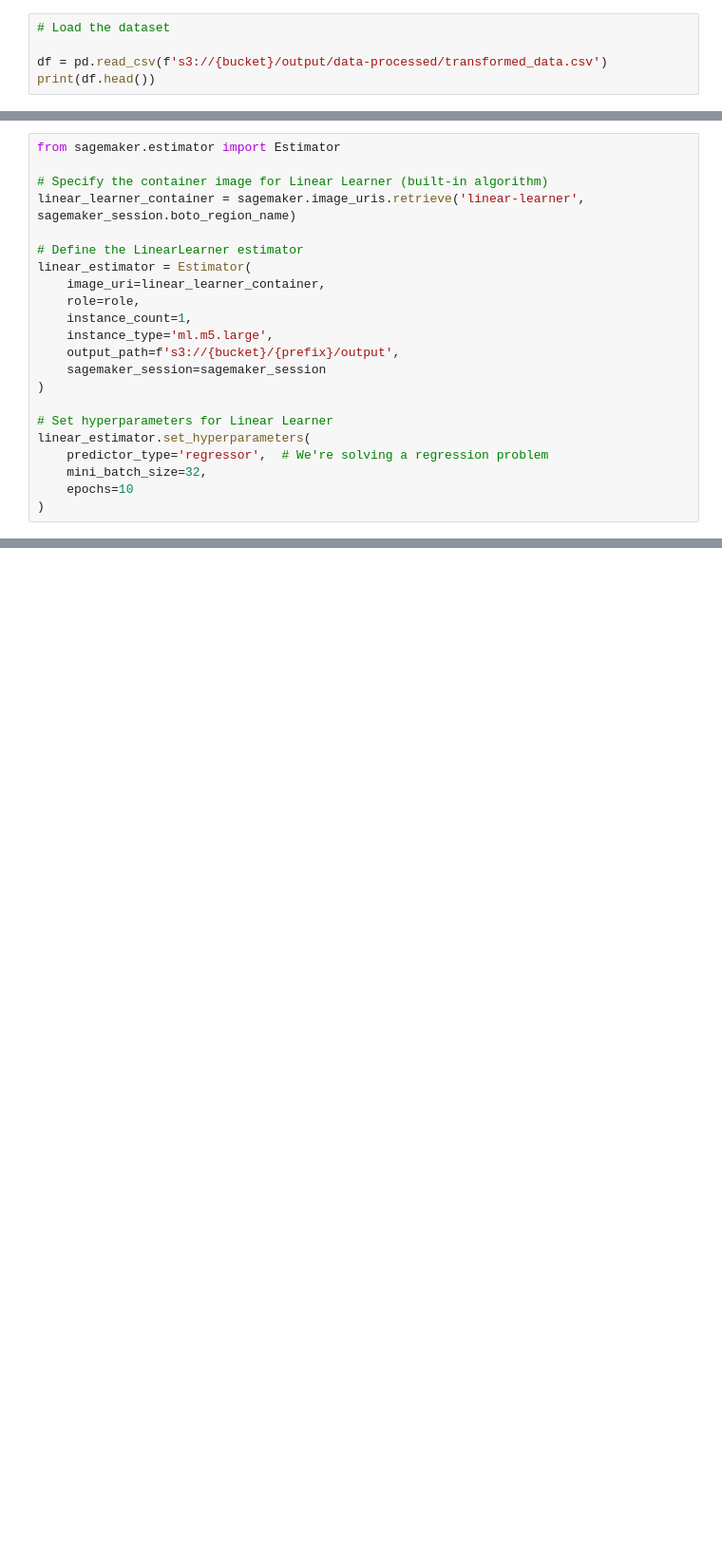
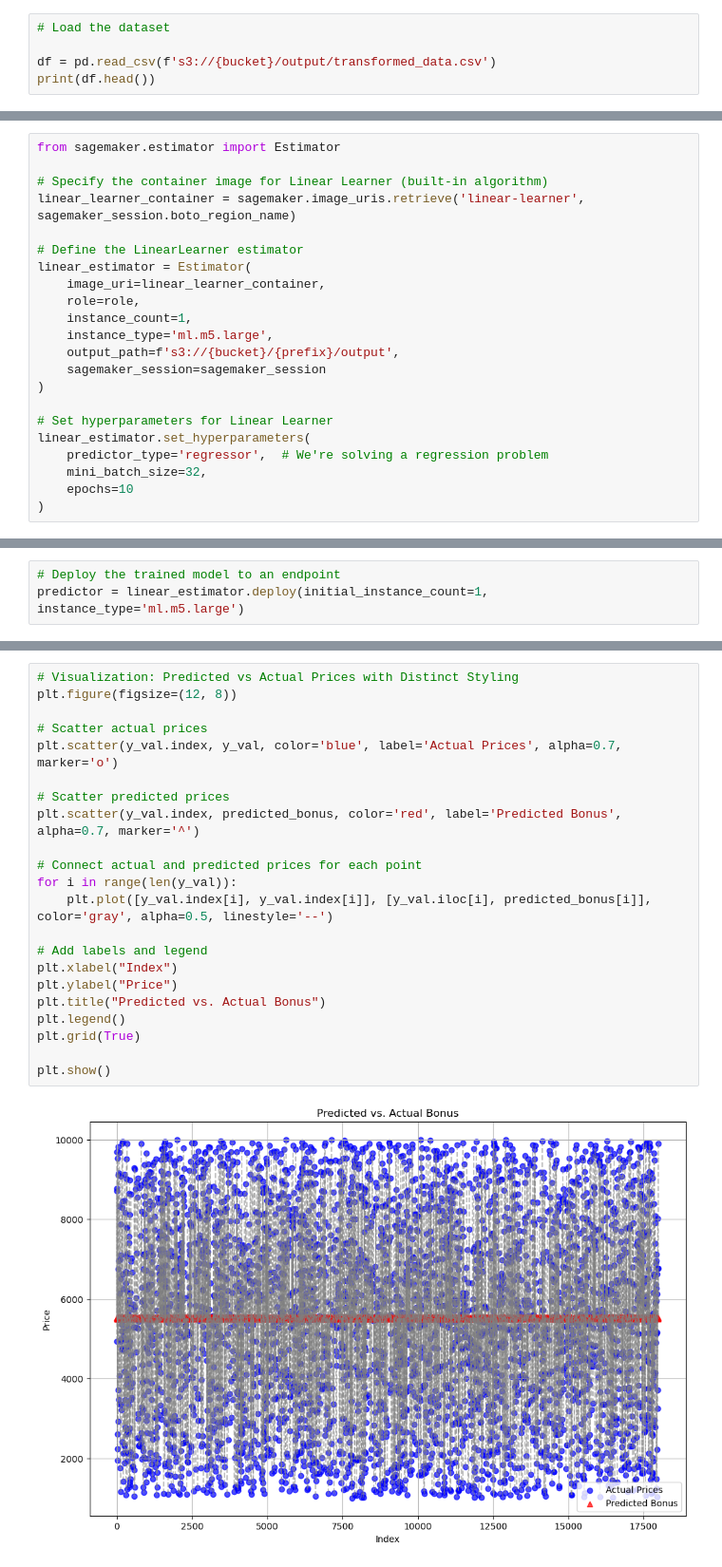
Before and after one commit to anveshmuppeda/mlops, a Jupyter notebook: 007-sagemaker-model-training/model_training.ipynb, the cells around one changed output, grey strips where cells are left out. Shown at 95% size. Saved outputs shown, nothing was run; the diff lists cells and outputs as text; blank space fills up the shorter version.

Commit message:
Update model training guide

```diff
--- a/007-sagemaker-model-training/model_training.ipynb
+++ b/007-sagemaker-model-training/model_training.ipynb
@@ -23,6 +25,6 @@ Using bucket: sagemaker-us-east-1-891377137040
 # %%
 # Load the dataset
 
-df = pd.read_csv(f's3://{bucket}/output/data-processed/transformed_data.csv')
+df = pd.read_csv(f's3://{bucket}/output/transformed_data.csv')
 print(df.head())
 # %% [output]
@@ -153,0 +136,3 @@ https://docs.aws.amazon.com/sagemaker/latest/dg/sagemaker-python-sdk-troubleshoo
+# %%
+# Deploy the trained model to an endpoint
+predictor = linear_estimator.deploy(initial_instance_count=1, instance_type='ml.m5.large')
@@ -189,0 +183,24 @@ plt.show()
+# %%
+# Visualization: Predicted vs Actual Prices with Distinct Styling
+plt.figure(figsize=(12, 8))
+
+# Scatter actual prices
+plt.scatter(y_val.index, y_val, color='blue', label='Actual Prices', alpha=0.7, marker='o')
+
+# Scatter predicted prices
+plt.scatter(y_val.index, predicted_bonus, color='red', label='Predicted Bonus', alpha=0.7, marker='^')
+
+# Connect actual and predicted prices for each point
+for i in range(len(y_val)):
+    plt.plot([y_val.index[i], y_val.index[i]], [y_val.iloc[i], predicted_bonus[i]], color='gray', alpha=0.5, linestyle='--')
+
+# Add labels and legend
+plt.xlabel("Index")
+plt.ylabel("Price")
+plt.title("Predicted vs. Actual Bonus")
+plt.legend()
+plt.grid(True)
+
+plt.show()
+# %% [output]
+[figure, added]
```
Also changed, not shown: parts of 7 cells of this notebook, 3 other files.
